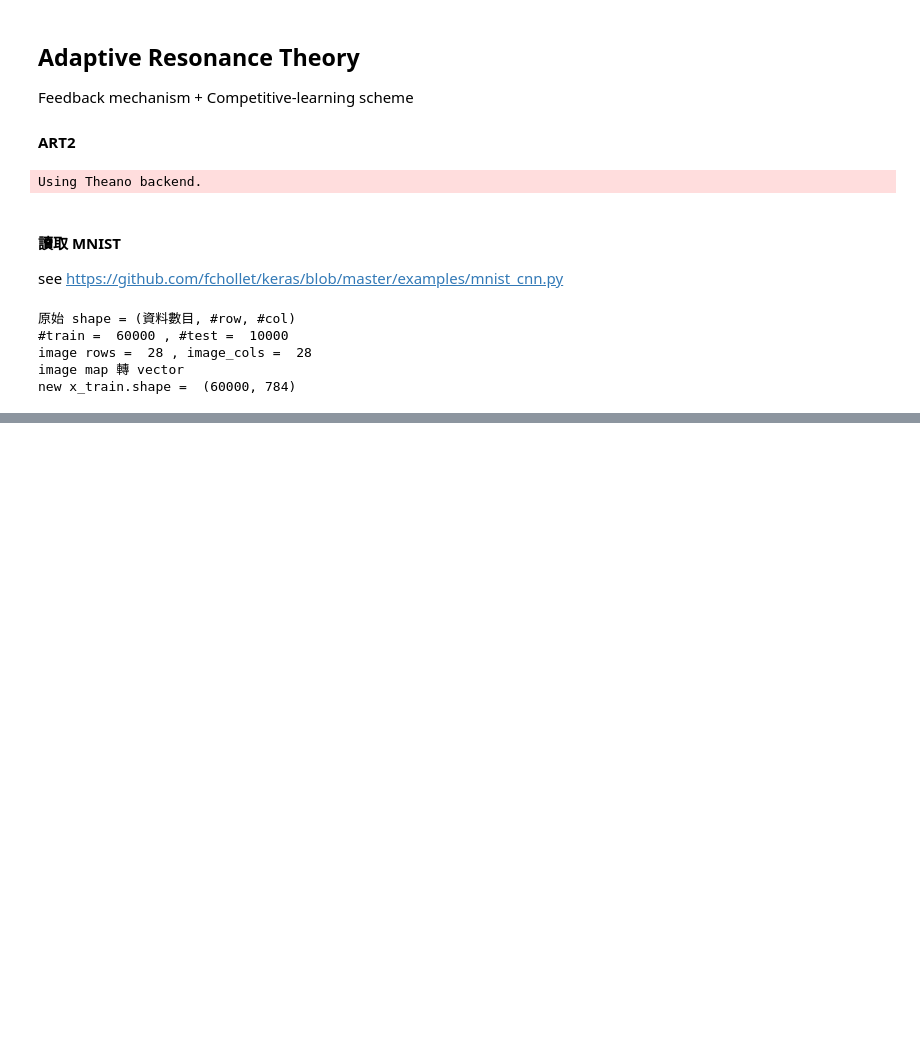
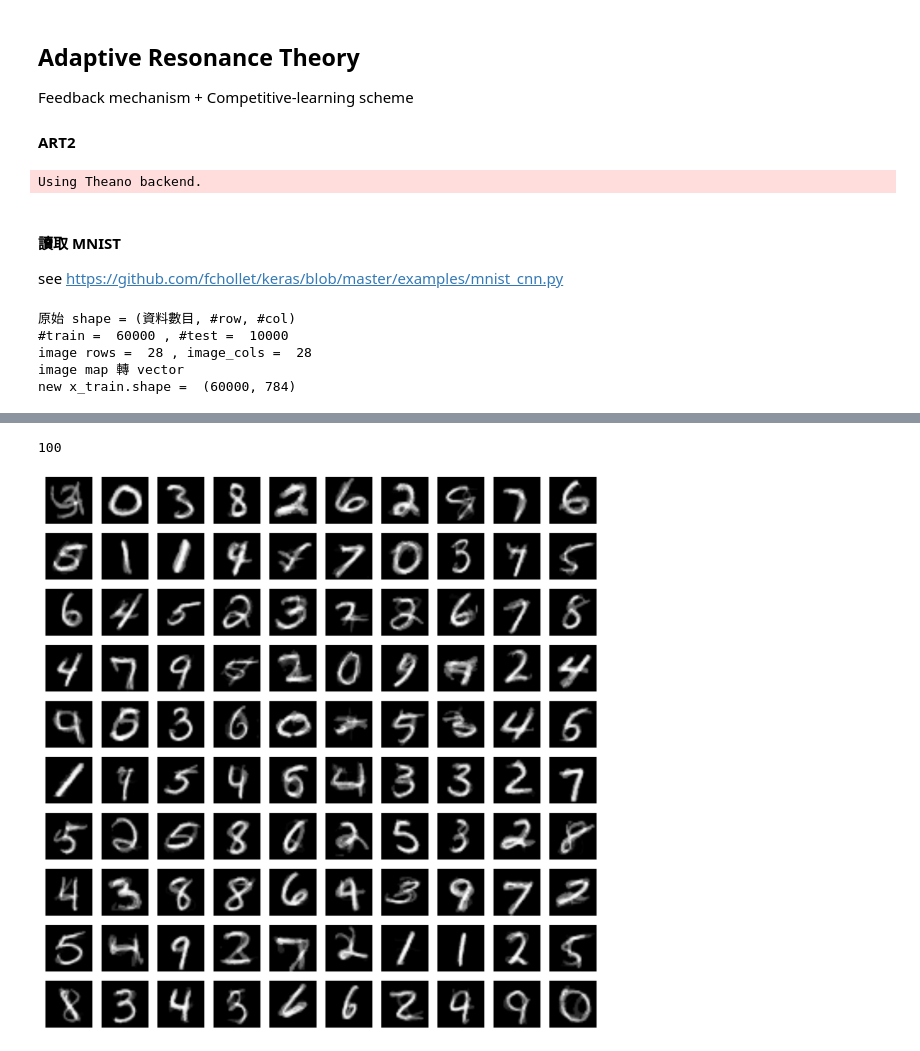
Before and after one commit to AlexHung780312/SOFM_nb, a Jupyter notebook: ART2.ipynb, the cells around one changed output, grey strips where cells are left out. Drawn from its saved outputs; the diff is of its cells as text; code cells hidden in the pictures; blank space fills up the shorter version.

```diff
--- a/ART2.ipynb
+++ b/ART2.ipynb
@@ -42,3 +42,0 @@ new x_train.shape =  (60000, 784)
-# %%
-class ART2(object):
-    def __init__(self, ):
@@ -44,0 +145,19 @@ class ART2(object):
+# %%
+model = ART2(M = x_train.shape[1], N=100)
+idx = np.arange(x_train.shape[0])
+np.random.shuffle(idx)
+for i in tqdm(range(x_train.shape[0] * 1)): #for i in tqdm(range(3000)):
+    winner = model.Processing(x_train[idx[i%x_train.shape[0]],:])
+    if winner == -1:
+        print ('early stop')
+        break
+# %%
+plt.figure(figsize=(32,32))
+print (model.commited)
+for i in range(model.commited):
+    plt.subplot(10,10,1 + i)
+    plt.axis('off')
+    plt.imshow(np.reshape(model.Zi[i,:], (28,28)), cmap='gray')
+# %% [output]
+100
+[figure, added]
```
Also changed, not shown: parts of 4 cells of this notebook, 1 other file.
